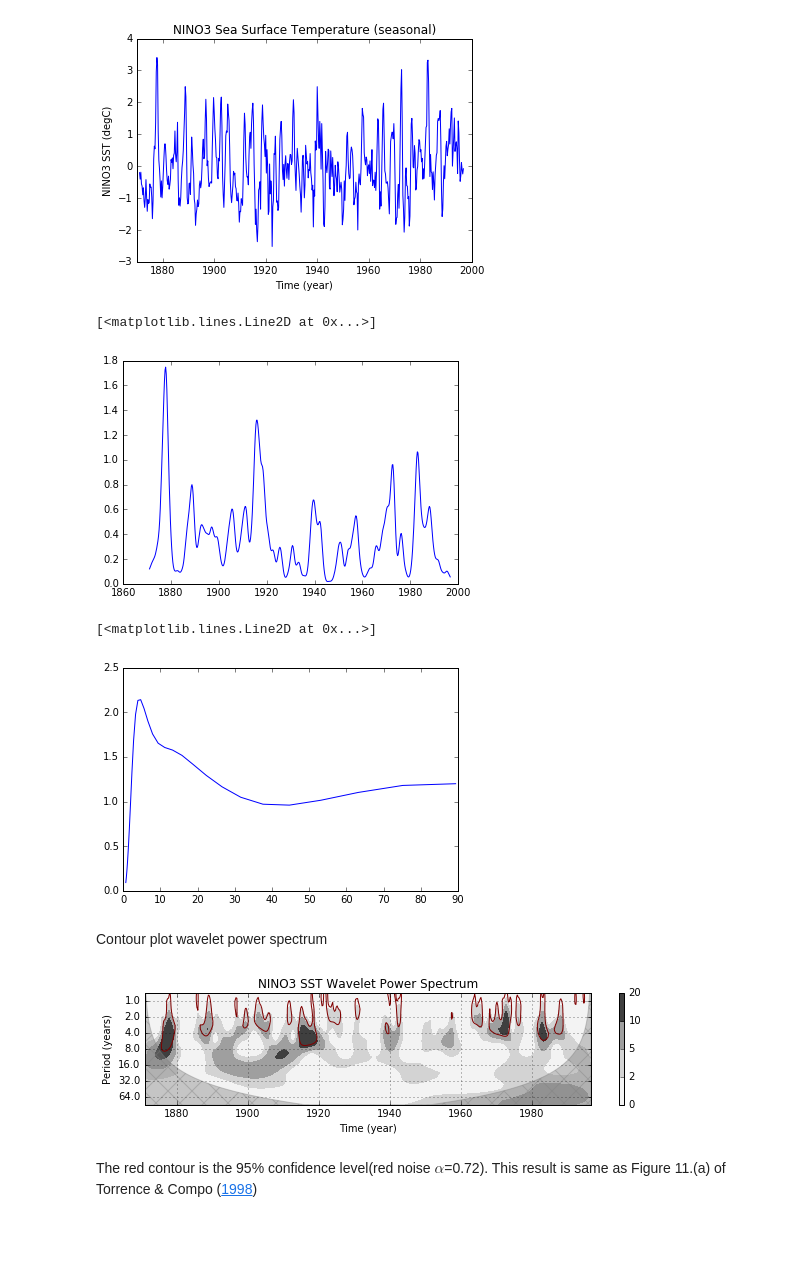
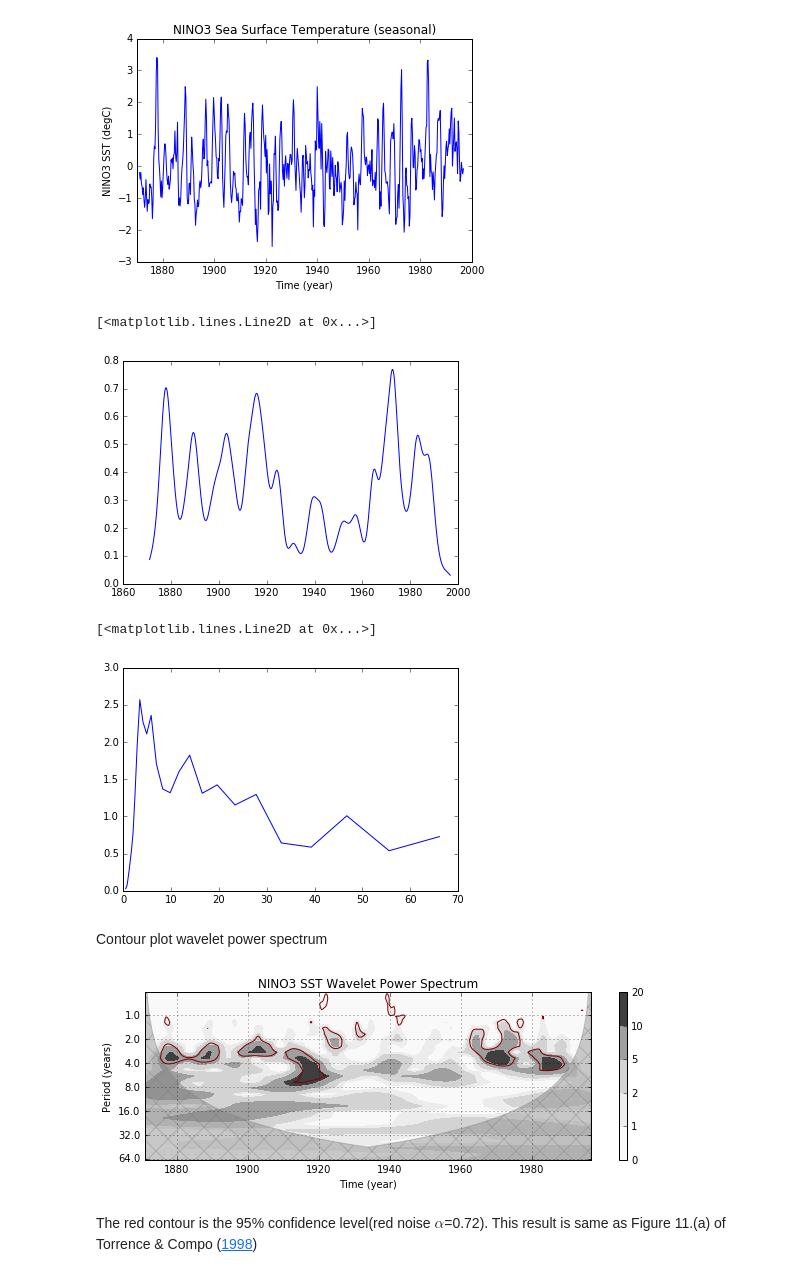
Before and after one commit to SNU-sunday/fisspy, a Jupyter notebook: fisspy/analysis/sample/wavelet.ipynb, the cells around one changed output. Saved outputs shown, nothing was run; the diff lists cells and outputs as text; code cells hidden in the pictures; blank space fills up the shorter version.

```diff
--- a/fisspy/analysis/sample/wavelet.ipynb
+++ b/fisspy/analysis/sample/wavelet.ipynb
@@ -57,7 +59,7 @@ dj=0.25
 s0=2*dt
 j1 = int(7/dj)
 lag1 = 0.72
-mother = 'PAUL'
+mother = 'Morlet'
 pad =True
 # %% [markdown]
 ## Wavelet transform
@@ -121,35 +123,35 @@ plt.title('NINO3 Sea Surface Temperature (seasonal)')
 plt.plot(time,scale_avg)
 # %% [output]
 [<matplotlib.lines.Line2D at 0x...>]
-[figure, old version]
+[figure, new version]
 # %%
 plt.plot(period,gws)
 # %% [output]
 [<matplotlib.lines.Line2D at 0x...>]
-[figure, old version]
+[figure, new version]
 # %%
-levels = [0,2, 5,  10,20]
+levels = [0,1,2, 5,  10,20]
 # %% [markdown]
 Contour plot wavelet power spectrum
 # %%
-plt.figure(figsize=(10,2))
+plt.figure(figsize=(10,3))
 cmap=plt.cm.gray_r
 cs=plt.contourf(time, period[:],power, len(levels),cmap=cmap)
 im=plt.contourf(cs,levels=levels,cmap=cmap)
 plt.contour(time,period[:],sig95,[-99,1],color='k')
 plt.fill_between(time,coi,period.max(),color='grey',alpha=0.4,hatch='x')
 plt.ylim([period.max(),period.min()])
 plt.yscale('log',basey=2)
 plt.xlabel('Time (year)')
 plt.ylabel('Period (years)')
 ax=plt.gca().yaxis
 ax.set_major_formatter(ticker.ScalarFormatter())
 plt.ticklabel_format(axis='y',style='plain')
 plt.title('NINO3 SST Wavelet Power Spectrum')
 plt.colorbar(im)
 plt.grid()
 # %% [output]
-[figure, old version]
+[figure, new version]
 # %% [markdown]
 The red contour is the 95% confidence level(red noise $\alpha$=0.72). This result is same as Figure 11.(a) of Torrence & Compo ([1998](http://paos.colorado.edu/research/wavelets/bams_79_01_0061.pdf))
 # %% [markdown]
```
Also changed, not shown: parts of 4 cells of this notebook, 1 other file.
